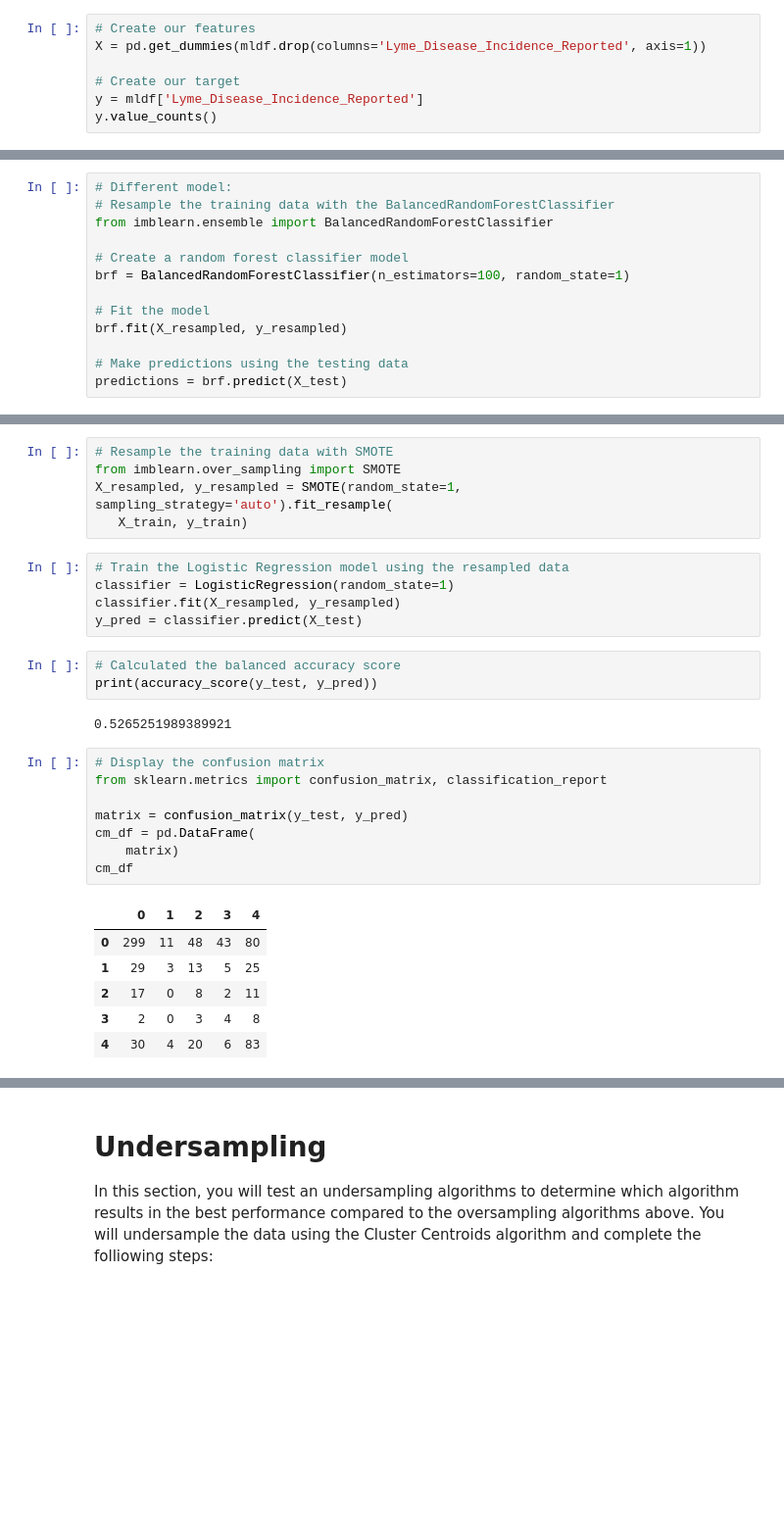
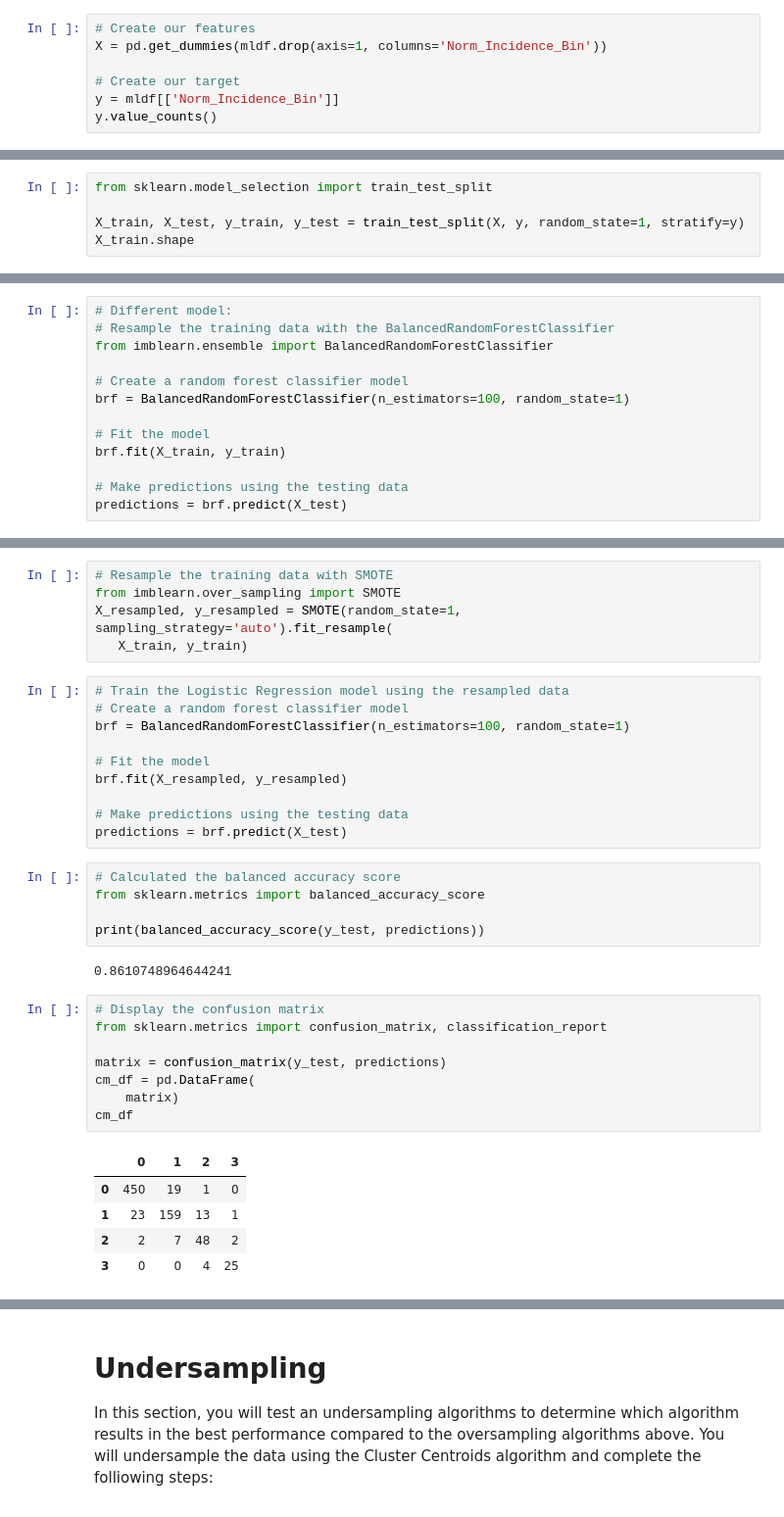
Before and after one commit to Tsoggy/Lyme_Disease, a Jupyter notebook: Resources/Notebooks/Lyme_ML_model.ipynb, the cells around one changed output, grey strips where cells are left out. Shown: that part at 98% size. Drawn from its saved outputs; the diff is of its cells as text; blank space fills up the shorter version.

Commit message:
updated ML model, added new cleaned csv, app.py

```diff
--- a/Resources/Notebooks/Lyme_ML_model.ipynb
+++ b/Resources/Notebooks/Lyme_ML_model.ipynb
@@ -235,9 +277,9 @@ Name: Lyme_Disease_Incidence_Reported, dtype: int64
 ## Split the Data into Training and Testing
 # %%
 # Create our features
-X = pd.get_dummies(mldf.drop(columns='Lyme_Disease_Incidence_Reported', axis=1))
+X = pd.get_dummies(mldf.drop(axis=1, columns='Norm_Incidence_Bin'))
 
 # Create our target
-y = mldf['Lyme_Disease_Incidence_Reported']
+y = mldf[['Norm_Incidence_Bin']]
 y.value_counts()
 # %% [output]
@@ -320,0 +305,5 @@ avg / total       0.59      0.52      0.77      0.53      0.59      0.38       7
+# %%
+from sklearn.model_selection import train_test_split
+
+X_train, X_test, y_train, y_test = train_test_split(X, y, random_state=1, stratify=y)
+X_train.shape
@@ -327,7 +332,7 @@ from imblearn.ensemble import BalancedRandomForestClassifier
 brf = BalancedRandomForestClassifier(n_estimators=100, random_state=1)
 
 # Fit the model
-brf.fit(X_resampled, y_resampled)
+brf.fit(X_train, y_train)
 
 # Make predictions using the testing data
 predictions = brf.predict(X_test)
@@ -347,28 +378,34 @@ sampling_strategy='auto').fit_resample(
    X_train, y_train)
 # %%
 # Train the Logistic Regression model using the resampled data
-classifier = LogisticRegression(random_state=1)
-classifier.fit(X_resampled, y_resampled)
-y_pred = classifier.predict(X_test)
+# Create a random forest classifier model
+brf = BalancedRandomForestClassifier(n_estimators=100, random_state=1)
+
+# Fit the model
+brf.fit(X_resampled, y_resampled)
+
+# Make predictions using the testing data
+predictions = brf.predict(X_test)
 # %%
 # Calculated the balanced accuracy score
-print(accuracy_score(y_test, y_pred))
+from sklearn.metrics import balanced_accuracy_score
+
+print(balanced_accuracy_score(y_test, predictions))
 # %% [output]
-0.5265251989389921
+0.8610748964644241
 # %%
 # Display the confusion matrix
 from sklearn.metrics import confusion_matrix, classification_report
 
-matrix = confusion_matrix(y_test, y_pred)
+matrix = confusion_matrix(y_test, predictions)
 cm_df = pd.DataFrame(
     matrix)
 cm_df
 # %% [output]
-|  | 0 | 1 | 2 | 3 | 4 |
-| 0 | 299 | 11 | 48 | 43 | 80 |
-| 1 | 29 | 3 | 13 | 5 | 25 |
-| 2 | 17 | 0 | 8 | 2 | 11 |
-| 3 | 2 | 0 | 3 | 4 | 8 |
-| 4 | 30 | 4 | 20 | 6 | 83 |
+|  | 0 | 1 | 2 | 3 |
+| 0 | 450 | 19 | 1 | 0 |
+| 1 | 23 | 159 | 13 | 1 |
+| 2 | 2 | 7 | 48 | 2 |
+| 3 | 0 | 0 | 4 | 25 |
 # %%
 from imblearn.metrics import classification_report_imbalanced
```
Also changed, not shown: parts of 39 cells of this notebook, 7 other files.
